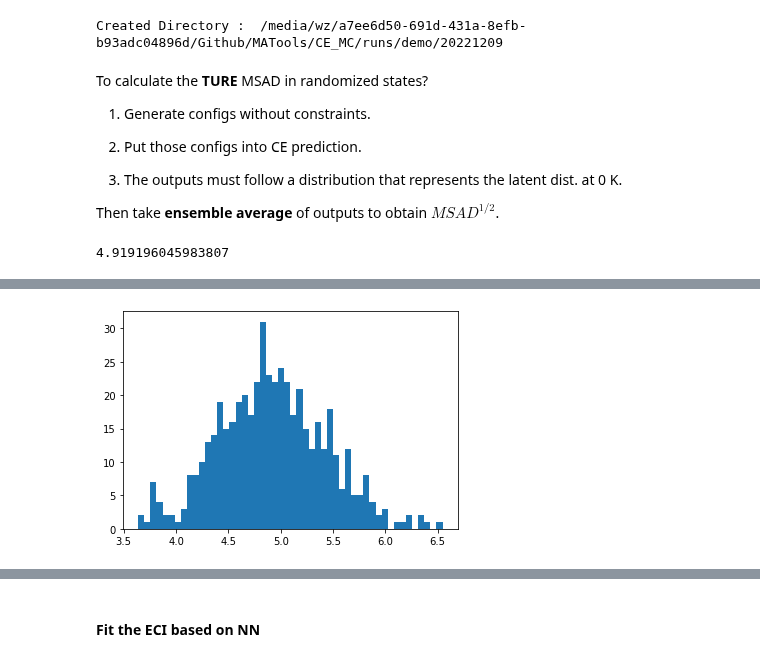
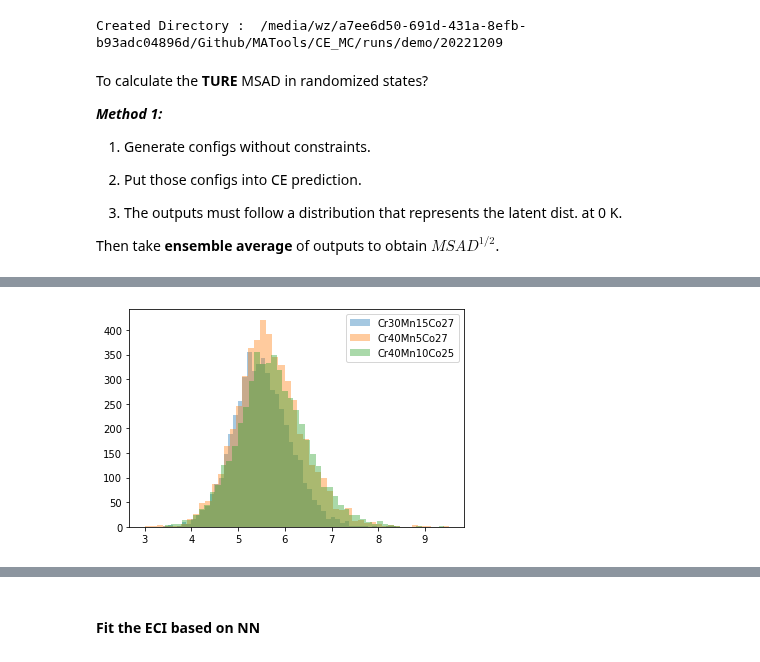
Before and after one commit to wzetto/MATools, a Jupyter notebook: CE_MC/cluster_ce_msad.ipynb, the cells around one changed output, grey strips where cells are left out. Cells and saved outputs as stored; diff of their text form; code cells hidden in the pictures.

```diff
--- a/CE_MC/cluster_ce_msad.ipynb
+++ b/CE_MC/cluster_ce_msad.ipynb
@@ -1330,7 +1461,7 @@ class genetic:
             else:
                 weight_n = self.weight
             #* Return the score (fitness)
-            clf = RidgeCV(alphas=np.linspace(100, 1000, 10), cv=10).fit(weight_n, self.msad_list.reshape(-1,1))
+            clf = RidgeCV(alphas=[100,500,1000,1500], cv=10).fit(weight_n, self.msad_list.reshape(-1,1))
             score = clf.score(weight_n, self.msad_list.reshape(-1,1))
             fit_list.append(score)
 
@@ -1339,7 +1470,7 @@ class genetic:
         fit_list = np.power(np.array(fit_list), 1)
         #* Probability of survive
         ind_h2l = np.argsort(fit_list)[::-1]
-        #* Weight with highest score.
+        #* Weight with the highest score.
         p0 = (fit_list/np.sum(fit_list))[ind_h2l[0]]
         best_embed = embed_list[ind_h2l[0]]
         best_score = fit_list[ind_h2l[0]]
@@ -1407,7 +1538,7 @@ class genetic:
 
         return np.unique(np.array(embed_list), axis=0)
 
-trial_step = 10000
+trial_step = 2000
 mut_prob, group_size = 0.06, 30
 len_cluster = 49
 best_embed, best_score = np.zeros((10, len_cluster)), np.zeros(10)
@@ -1415,7 +1546,7 @@ best_embed, best_score = np.zeros((10, len_cluster)), np.zeros(10)
 gen = genetic(mut_prob, group_size, embed_book, weight_list, msad_list)
 
 #* Initialize the embedding list, R = 30x28.
-embed_val = np.tile(np.concatenate([np.ones(4), np.zeros(len_cluster-4)]), 30)
+embed_val = np.tile(np.concatenate([np.ones(8), np.zeros(len_cluster-8)]), 30)
 np.random.shuffle(embed_val)
 embed_val = embed_val.reshape(30, len_cluster)
 
@@ -1424,7 +1555,7 @@ count = 0
 
 for i in range(trial_step):
 
-    embed_val = gen.multi(embed_val, best_embed, count, re_time=80) #* Multiplication
+    embed_val = gen.multi(embed_val, best_embed, count, re_time=40) #* Multiplication
     embed_val = gen.mut(embed_val) #* Mutation
     embed_val, max_score, min_score, top_embed, top_score = gen.fitness(embed_val) #* Natural Selection
 
@@ -1472,5 +1595,6 @@ for i in range(len(best_embed_)):
 Display the chosen embedding lists.
 # %%
 best_embed_ = best_embed.copy()
-np.unique(best_embed_, axis=0)
+best_embed_ = np.unique(best_embed_, axis=0)
+print(len(best_embed), best_embed)
 # %% [output]
@@ -1497,7 +1618,8 @@ array([[0., 0., 1., 1., 1., 1., 0., 1., 1., 1., 0., 1., 1., 0., 0., 1.,
 # %%
-weight_chosen = genetic.embed_extra(embed_book, weight_list, best_embed_[0])
-best_embed_dict = dict(zip(embed_type, best_embed_[0]))
-clf_ga = RidgeCV(alphas=np.linspace(300, 450, 10), cv=10).fit(weight_chosen, msad_list.reshape(-1,1))
+chosen_embed_ = best_embed_[-1]
+weight_chosen = genetic.embed_extra(embed_book, weight_list, chosen_embed_)
+best_embed_dict = dict(zip(embed_type, chosen_embed_))
+clf_ga = RidgeCV(alphas=np.linspace(120, 130, 3), cv=10).fit(weight_chosen, msad_list.reshape(-1,1))
 
 '''
 1. Transform the new weights into normalized form. z = (x - u) / s
@@ -1680,6 +1802,8 @@ pickle.dump(gpr, open(pth_lr+date+name, 'wb'))
 Created Directory :  /media/wz/a7ee6d50-691d-431a-8efb-b93adc04896d/Github/MATools/CE_MC/runs/demo/20221209
 # %% [markdown]
 To calculate the **TURE** MSAD in randomized states?
+
+<i> **Method 1:** </i>
 
 1. Generate configs without constraints.
 
@@ -1710,16 +1834,48 @@ ce_ = CE(ind_1nn, ind_2nn, ind_3nn, ind_4nn, ind_5nn, ind_6nn,
         ind_trip233_pbc, ind_trip255_pbc, ind_trip334_pbc, ind_trip335_pbc,
         ind_trip345_pbc, ind_trip444_pbc, ind_trip455_pbc,
 
-        ind_raw,)
+        ind_quaraw, ind_quapbc, ind_raw,)
 
-for i in range(500):
-    ele_list = ele_list_gen(0.35, 0.15, 0.1, 0.4, 32)
-    ele_list_predict.append(ele_list.tolist())
-    weight_list_predict.append((ce_.cluster_extra(
-        np.tile(ele_list, 27), best_embed_dict)))
+# for i in range(500):
+#     ele_list = ele_list_gen(0.4, 0.05, 0.4, 0.1, 32)
+#     ele_list_predict.append(ele_list.tolist())
+#     weight_list_predict.append((ce_.cluster_extra(
+#         np.tile(ele_list, 27), embed_list)))
+'''
+The configurations without **constraints** on randomness
+and **normalization** will be generated by
+</MSAD_predict/weight_extract.py>
+and stored in <./20221216_msadGA/configs> folder,
+named by its average composition.
+'''
 
-msad_list_predict = clf_ga.predict(scaler.transform(np.array(weight_list_predict)))
-print(np.mean(msad_list_predict))
-plt.hist(msad_list_predict, bins=50)
+compo_mat = [
+        [30, 15, 27],
+        [40, 5, 27],
+        [40, 10, 25]
+]
+msad_mat, type_mat = [], []
+
+for compo in compo_mat:
+        a1, a2, a3 = compo
+        atomic_ratio = f'{a1}_{a2}_{a3}.npy'
+        config = np.load(f'/media/wz/a7ee6d50-691d-431a-8efb-b93adc04896d/Github/MATools/CE_MC/runs/demo/20221216_msadGA/configs/{atomic_ratio}')
+
+        #* RAW weight matrix in FULL dimension.
+        weight_list_predict = scaler.transform(config)
+        #* NEW weight matrix remove the zero term.
+        weight_list_prenew = genetic.embed_extra(embed_book,
+                                weight_list_predict,
+                                chosen_embed_)
+
+        msad_list_predict = clf_ga.predict(weight_list_prenew)
+        msad_mat.append(msad_list_predict.flatten())
+        type_mat.append(f'Cr{a1}Mn{a2}Co{a3}')
+
+# print(np.mean(msad_list_predict))
+for msad_list_predict, type_ in zip(msad_mat, type_mat):
+        plt.hist(msad_list_predict, bins=50, label=type_, alpha=0.4)
+
+plt.legend()
+plt.show()
 # %% [output]
-4.919196045983807
@@ -1742 +1882 @@ plt.hist(msad_list_predict, bins=50)
-[figure, old version]
+[figure, new version]
```
Also changed, not shown: parts of 10 cells of this notebook, 8 other files.
